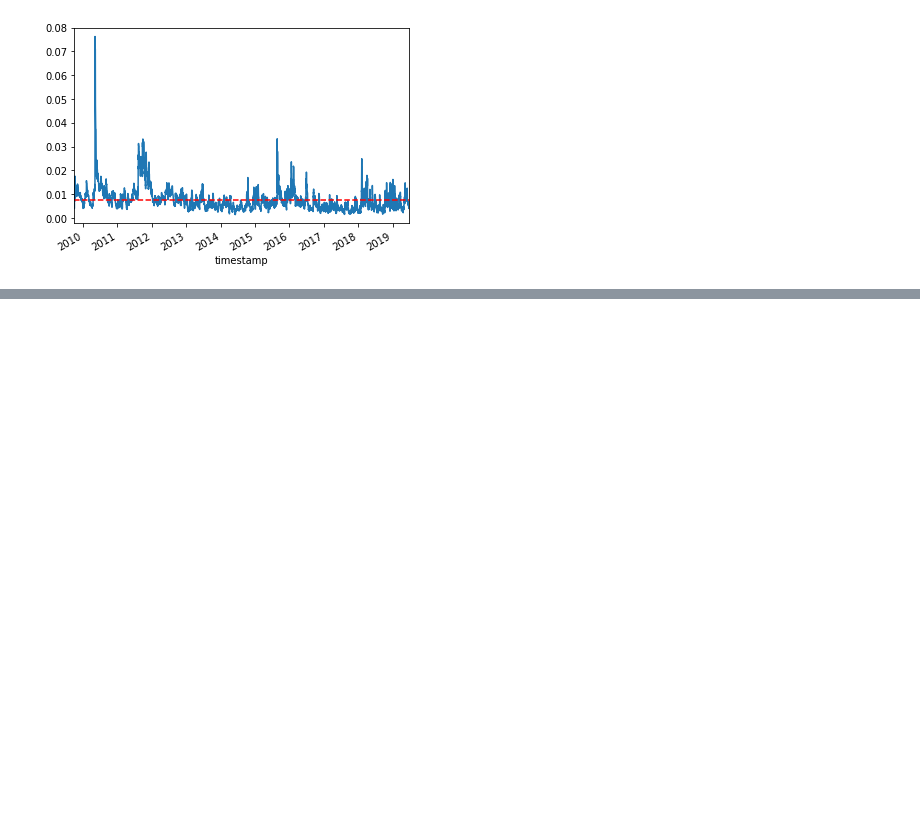
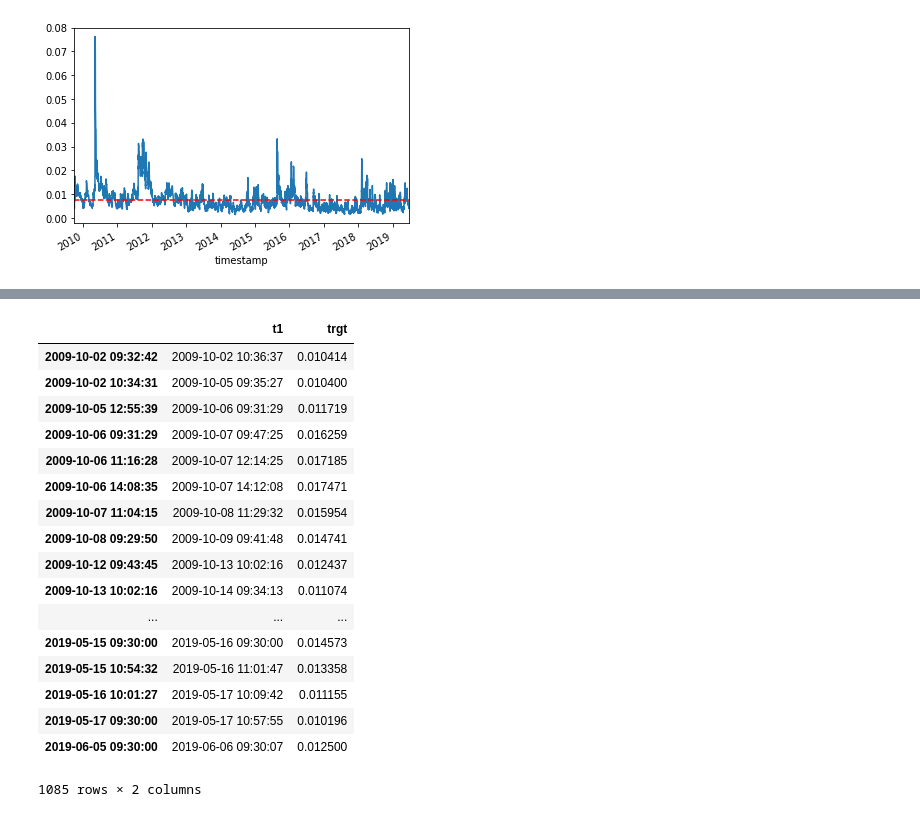
Before and after one commit to masonl93/F-ML, a Jupyter notebook: data_analysis/ch3.ipynb, the cells around one changed output, grey strips where cells are left out. Drawn from its saved outputs; the diff is of its cells as text; code cells hidden in the pictures; blank space fills up the shorter version.

```diff
--- a/data_analysis/ch3.ipynb
+++ b/data_analysis/ch3.ipynb
@@ -132,6 +117,27 @@ Name: timestamp, Length: 54178, dtype: datetime64[ns]
 # %%
 # Applying triple-barrier method
-minRet = 0.02
+minRet = 0.01
 numThreads = 1
 ptSl = [1, 1]
 events = fml.getEvents(close, tEvents, ptSl, dailyVol, minRet, numThreads, t1=t1)
+# %%
+events
+# %% [output]
+|  | t1 | trgt |
+| 2009-10-02 09:32:42 | 2009-10-02 10:36:37 | 0.010414 |
+| 2009-10-02 10:34:31 | 2009-10-05 09:35:27 | 0.010400 |
+| 2009-10-05 12:55:39 | 2009-10-06 09:31:29 | 0.011719 |
+| 2009-10-06 09:31:29 | 2009-10-07 09:47:25 | 0.016259 |
+| 2009-10-06 11:16:28 | 2009-10-07 12:14:25 | 0.017185 |
+| 2009-10-06 14:08:35 | 2009-10-07 14:12:08 | 0.017471 |
+| 2009-10-07 11:04:15 | 2009-10-08 11:29:32 | 0.015954 |
+| 2009-10-08 09:29:50 | 2009-10-09 09:41:48 | 0.014741 |
+| 2009-10-12 09:43:45 | 2009-10-13 10:02:16 | 0.012437 |
+| 2009-10-13 10:02:16 | 2009-10-14 09:34:13 | 0.011074 |
+| ... | ... | ... |
+| 2019-05-15 09:30:00 | 2019-05-16 09:30:00 | 0.014573 |
+| 2019-05-15 10:54:32 | 2019-05-16 11:01:47 | 0.013358 |
+| 2019-05-16 10:01:27 | 2019-05-17 10:09:42 | 0.011155 |
+| 2019-05-17 09:30:00 | 2019-05-17 10:57:55 | 0.010196 |
+| 2019-06-05 09:30:00 | 2019-06-06 09:30:07 | 0.012500 |
+1085 rows × 2 columns
```
Also changed, not shown: parts of 20 cells of this notebook, 1 other file.
